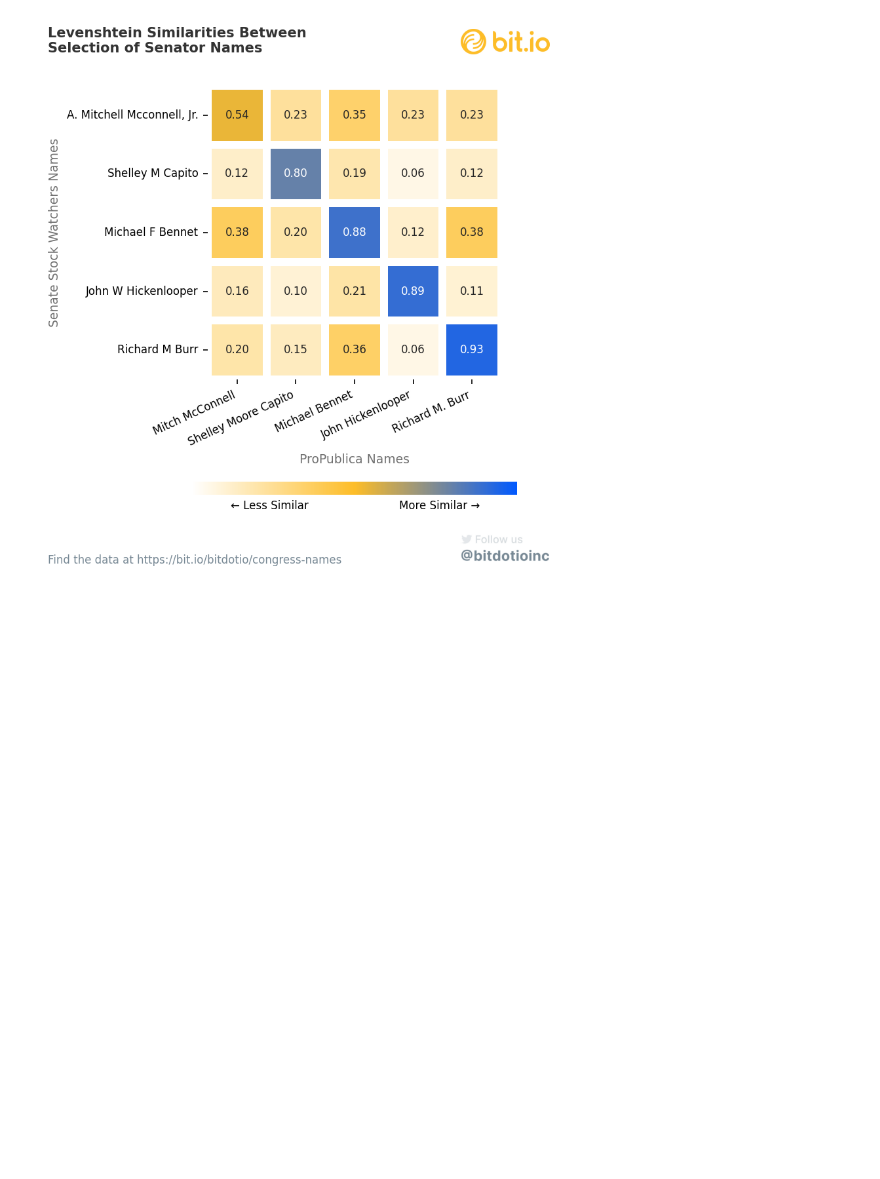
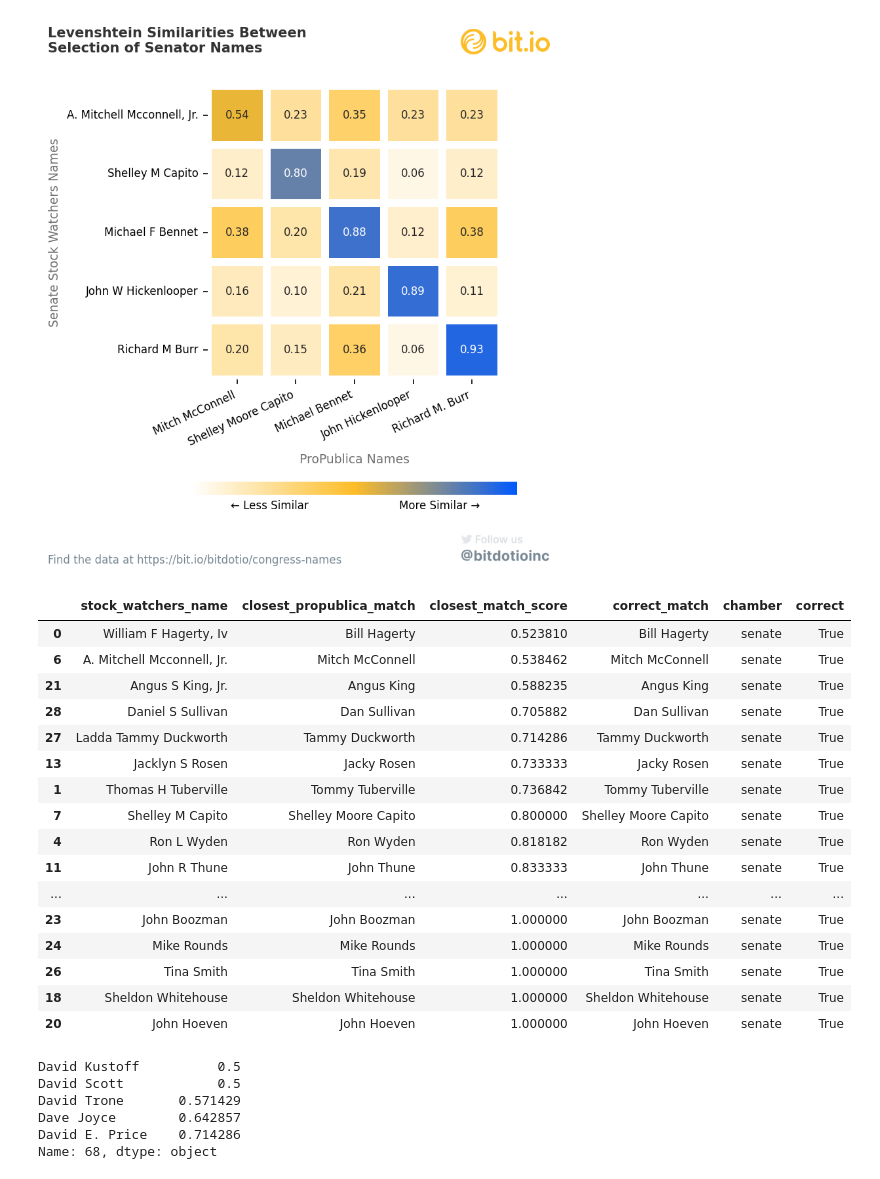
Before and after one commit to dliden-bitdotio/congress-names, a Jupyter notebook: src/visualizations.ipynb, the cells around one changed output. Drawn from its saved outputs; the diff is of its cells as text; code cells hidden in the pictures; blank space fills up the shorter version.

```diff
--- a/src/visualizations.ipynb
+++ b/src/visualizations.ipynb
@@ -200,3 +216,28 @@ plt.savefig("../figures/senate_matrix.png", dpi=300)
 plt.show()
 # %% [output]
 [figure]
+# %%
+senate_matches = senate_mat.iloc[:,0:3]
+senate_matches.rename(columns={"closest_match": "closest_propublica_match"}, inplace=True)
+senate_matches["correct_match"] = senate_matches["closest_propublica_match"]
+senate_matches["chamber"] = "senate"
+senate_matches["correct"] = True
+senate_matches
+# %% [output]
+|  | stock_watchers_name | closest_propublica_match | closest_match_score | correct_match | chamber | correct |
+| 0 | William F Hagerty, Iv | Bill Hagerty | 0.523810 | Bill Hagerty | senate | True |
+| 6 | A. Mitchell Mcconnell, Jr. | Mitch McConnell | 0.538462 | Mitch McConnell | senate | True |
+| 21 | Angus S King, Jr. | Angus King | 0.588235 | Angus King | senate | True |
+| 28 | Daniel S Sullivan | Dan Sullivan | 0.705882 | Dan Sullivan | senate | True |
+| 27 | Ladda Tammy Duckworth | Tammy Duckworth | 0.714286 | Tammy Duckworth | senate | True |
+| 13 | Jacklyn S Rosen | Jacky Rosen | 0.733333 | Jacky Rosen | senate | True |
+| 1 | Thomas H Tuberville | Tommy Tuberville | 0.736842 | Tommy Tuberville | senate | True |
+| 7 | Shelley M Capito | Shelley Moore Capito | 0.800000 | Shelley Moore Capito | senate | True |
+| 4 | Ron L Wyden | Ron Wyden | 0.818182 | Ron Wyden | senate | True |
+| 11 | John R Thune | John Thune | 0.833333 | John Thune | senate | True |
+| ... | ... | ... | ... | ... | ... | ... |
+| 23 | John Boozman | John Boozman | 1.000000 | John Boozman | senate | True |
+| 24 | Mike Rounds | Mike Rounds | 1.000000 | Mike Rounds | senate | True |
+| 26 | Tina Smith | Tina Smith | 1.000000 | Tina Smith | senate | True |
+| 18 | Sheldon Whitehouse | Sheldon Whitehouse | 1.000000 | Sheldon Whitehouse | senate | True |
+| 20 | John Hoeven | John Hoeven | 1.000000 | John Hoeven | senate | True |
@@ -202,0 +263,9 @@ plt.show()
+# %%
+top_n_matches(house_mat.iloc[27], 5)
+# %% [output]
+David Kustoff          0.5
+David Scott            0.5
+David Trone       0.571429
+Dave Joyce        0.642857
+David E. Price    0.714286
+Name: 68, dtype: object
```
Also changed, not shown: parts of 5 cells of this notebook, 1 other file.
